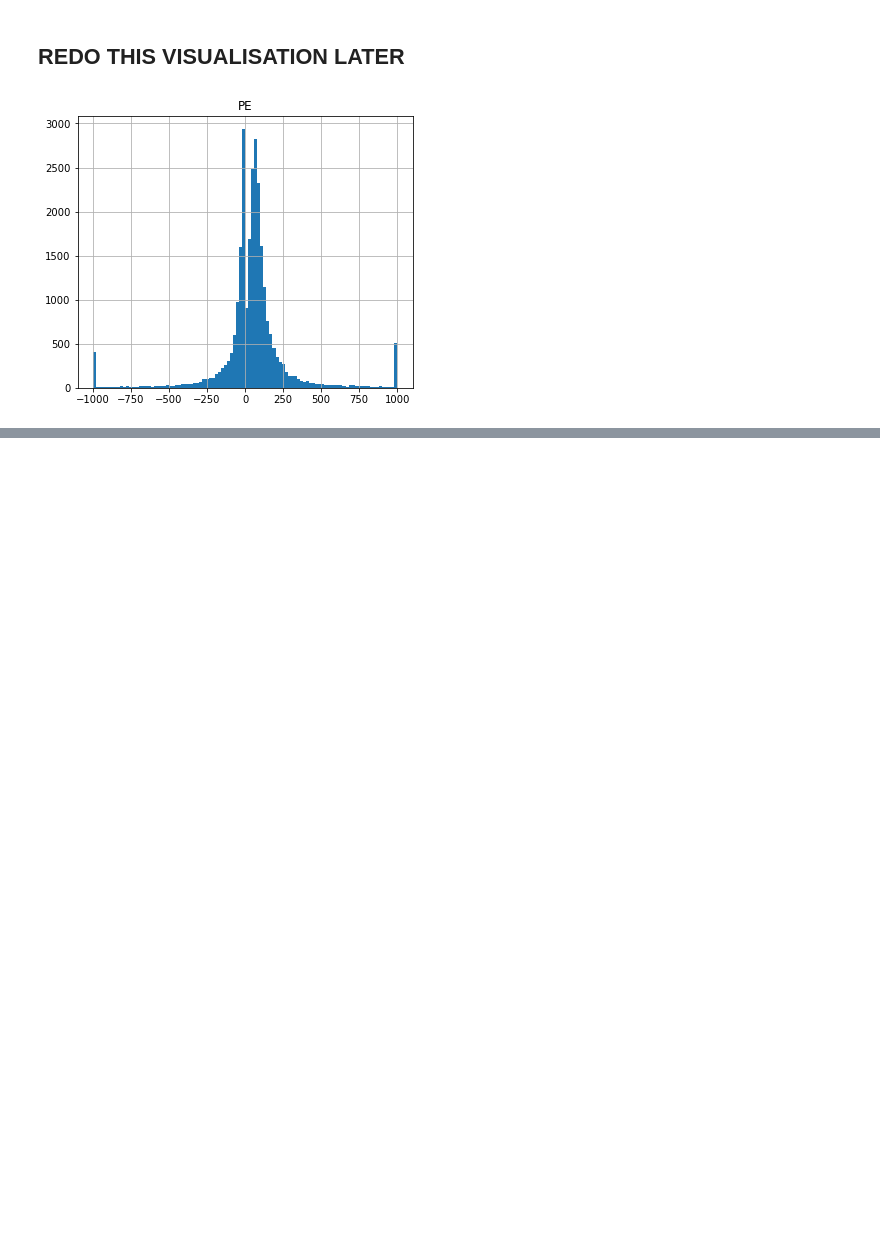
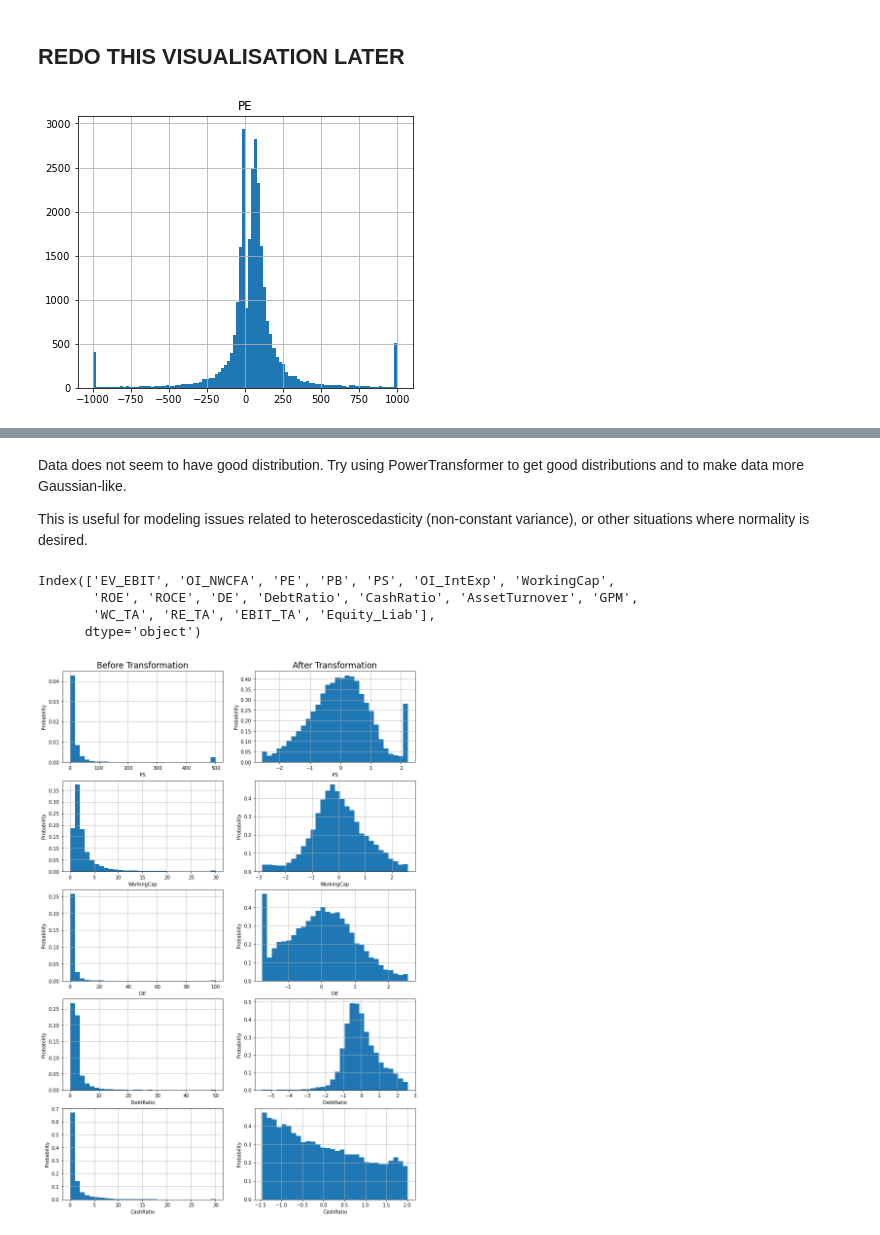
Before and after one commit to ethan-eplee/PortfolioThatBeatsTheMarket, a Jupyter notebook: 03_Capstone - Feature Engineering.ipynb, the cells around one changed output, grey strips where cells are left out. Saved outputs shown, nothing was run; the diff lists cells and outputs as text; code cells hidden in the pictures; blank space fills up the shorter version.

```diff
--- a/03_Capstone - Feature Engineering.ipynb
+++ b/03_Capstone - Feature Engineering.ipynb
@@ -260,0 +250,4 @@ for i in range(1, cols*rows):
+# %% [markdown]
+Data does not seem to have good distribution. Try using PowerTransformer to get good distributions and to make data more Gaussian-like.
+
+This is useful for modeling issues related to heteroscedasticity (non-constant variance), or other situations where normality is desired.
@@ -260,0 +256,43 @@ for i in range(1, cols*rows):
+# %%
+# There are a total of 18 features
+X.columns
+# %% [output]
+Index(['EV_EBIT', 'OI_NWCFA', 'PE', 'PB', 'PS', 'OI_IntExp', 'WorkingCap',
+       'ROE', 'ROCE', 'DE', 'DebtRatio', 'CashRatio', 'AssetTurnover', 'GPM',
+       'WC_TA', 'RE_TA', 'EBIT_TA', 'Equity_Liab'],
+      dtype='object')
+# %%
+# Instantiate the PowerTransformer, then fit and transform the data
+transformer = PowerTransformer()
+X_transformed = pd.DataFrame(transformer.fit_transform(X), columns=X.columns)
+
+# Define function to plot X features
+def plotFeatures(feature_index, df):
+    feature = df.columns[feature_index]
+    plt.hist(df[feature], density=True, bins=30)
+    plt.grid()
+    plt.xlabel(feature)
+    plt.ylabel('Probability')
+# %%
+# Visualise some features before and after transformation
+plot_list = [4,6,9,10,11] # using indexing
+
+plt.figure(figsize=(13,20))
+j=1
+for i in plot_list:
+
+    # create subplots with number of rows, columns and index (starts with 1)
+    plt.subplot(len(plot_list), 2, 2*j-1)
+    plotFeatures(i, X)
+    if j==1:
+        plt.title('Before Transformation',fontsize=17)
+
+    plt.subplot(len(plot_list),2,2*j)
+    plotFeatures(i, X_transformed)
+    if j==1:
+        plt.title('After Transformation',fontsize=17)
+    j+=1
+
+plt.savefig('TransformedFeatures.png', dpi=300)
+# %% [output]
+[figure, added]
```
Also changed, not shown: parts of 7 cells of this notebook, 10 other files.
